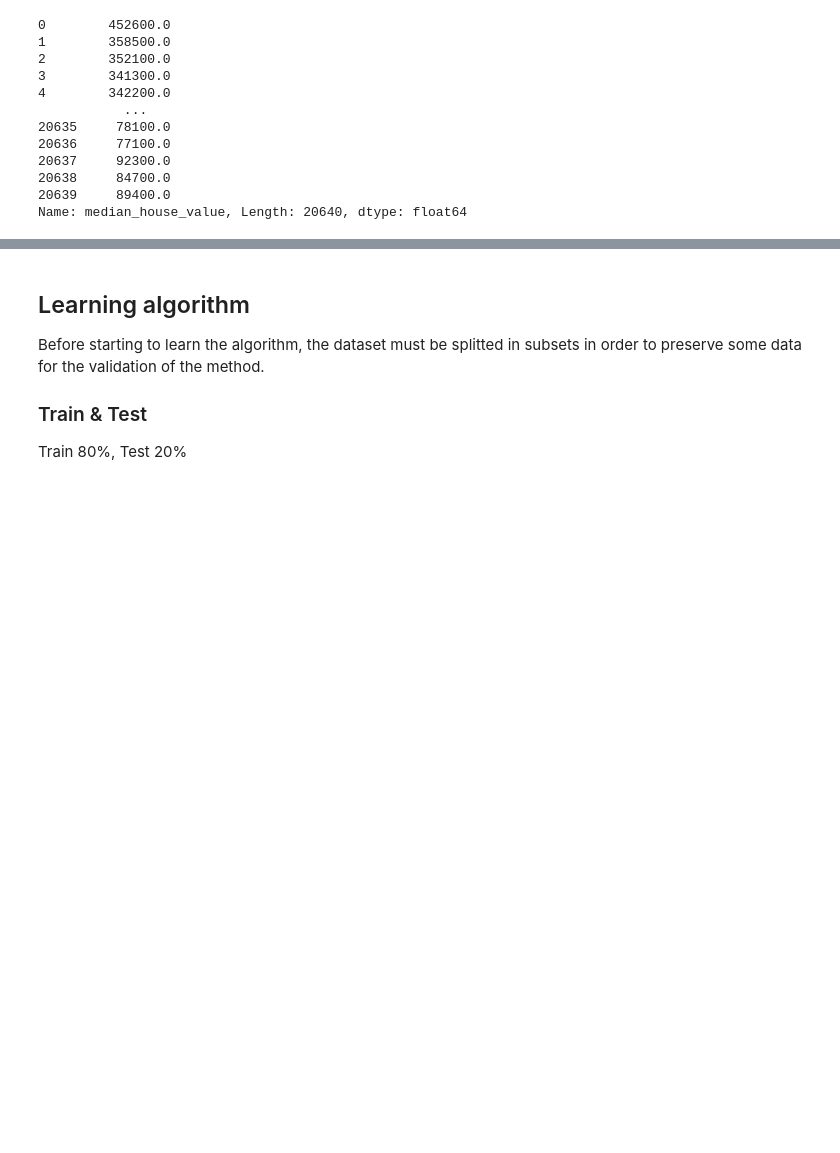
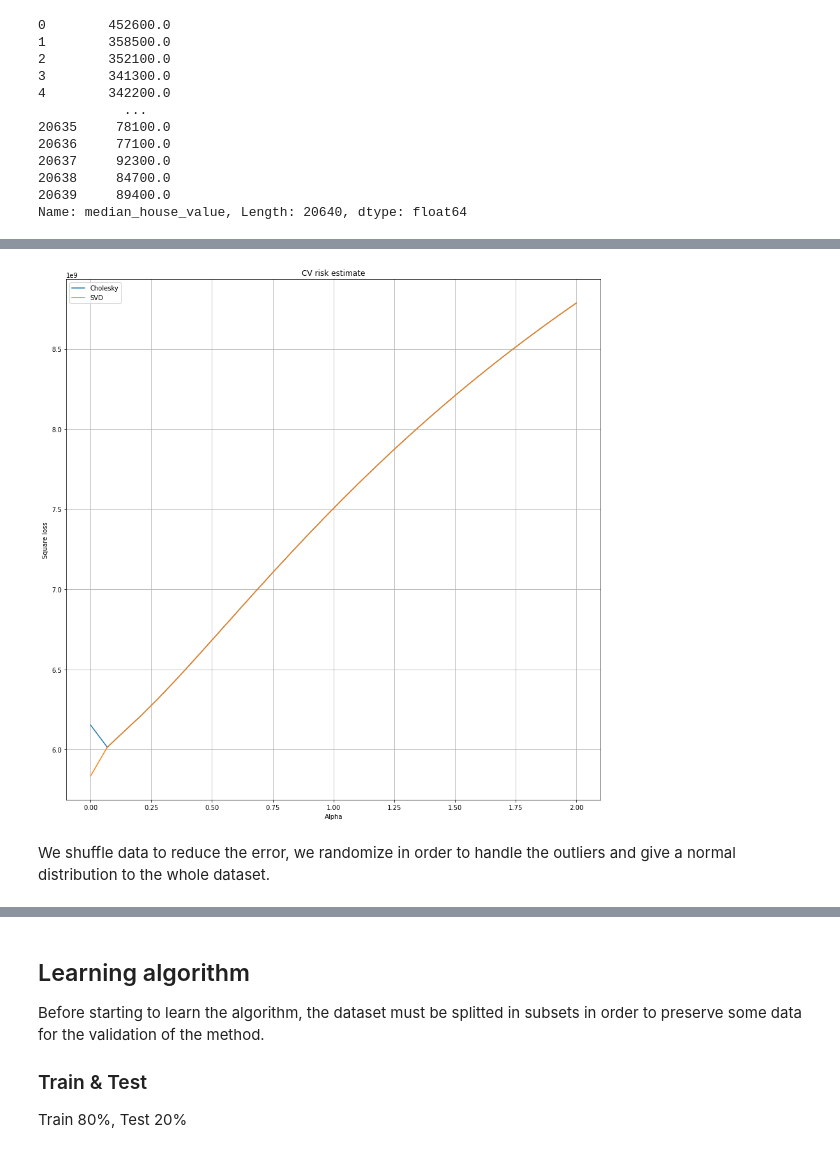
Before and after one commit to mikymaione/HousingPrices, a Jupyter notebook: Source code/HousingPrices/Miky.ipynb, the cells around one changed output, grey strips where cells are left out. Drawn from its saved outputs; the diff is of its cells as text; code cells hidden in the pictures; blank space fills up the shorter version.

```diff
--- a/Source code/HousingPrices/Miky.ipynb
+++ b/Source code/HousingPrices/Miky.ipynb
@@ -259,0 +314,17 @@ Name: median_house_value, Length: 20640, dtype: float64
+# %%
+plt.figure(figsize=(15, 15))
+plt.title('CV risk estimate')
+
+plt.plot(alphas, val_score_mean__c, label="Cholesky")
+plt.plot(alphas, val_score_mean__s, label="SVD")
+
+plt.xlabel('Alpha')
+plt.ylabel('Square loss')
+
+plt.grid()
+plt.legend()
+plt.show()
+# %% [output]
+[figure, added]
+# %% [markdown]
+We shuffle data to reduce the error, we randomize in order to handle the outliers and give a normal distribution to the whole dataset.
```
Also changed, not shown: parts of 31 cells of this notebook.
